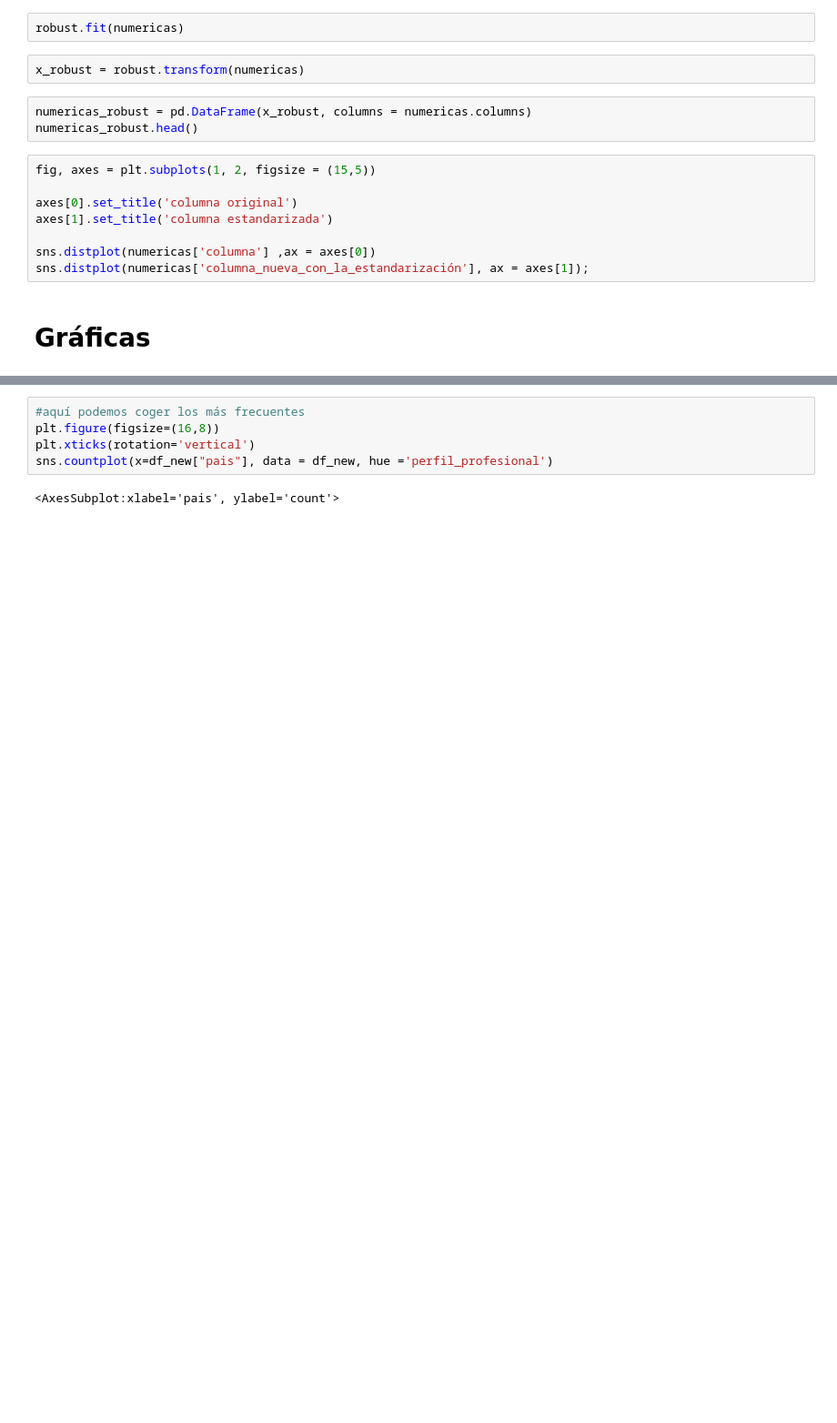
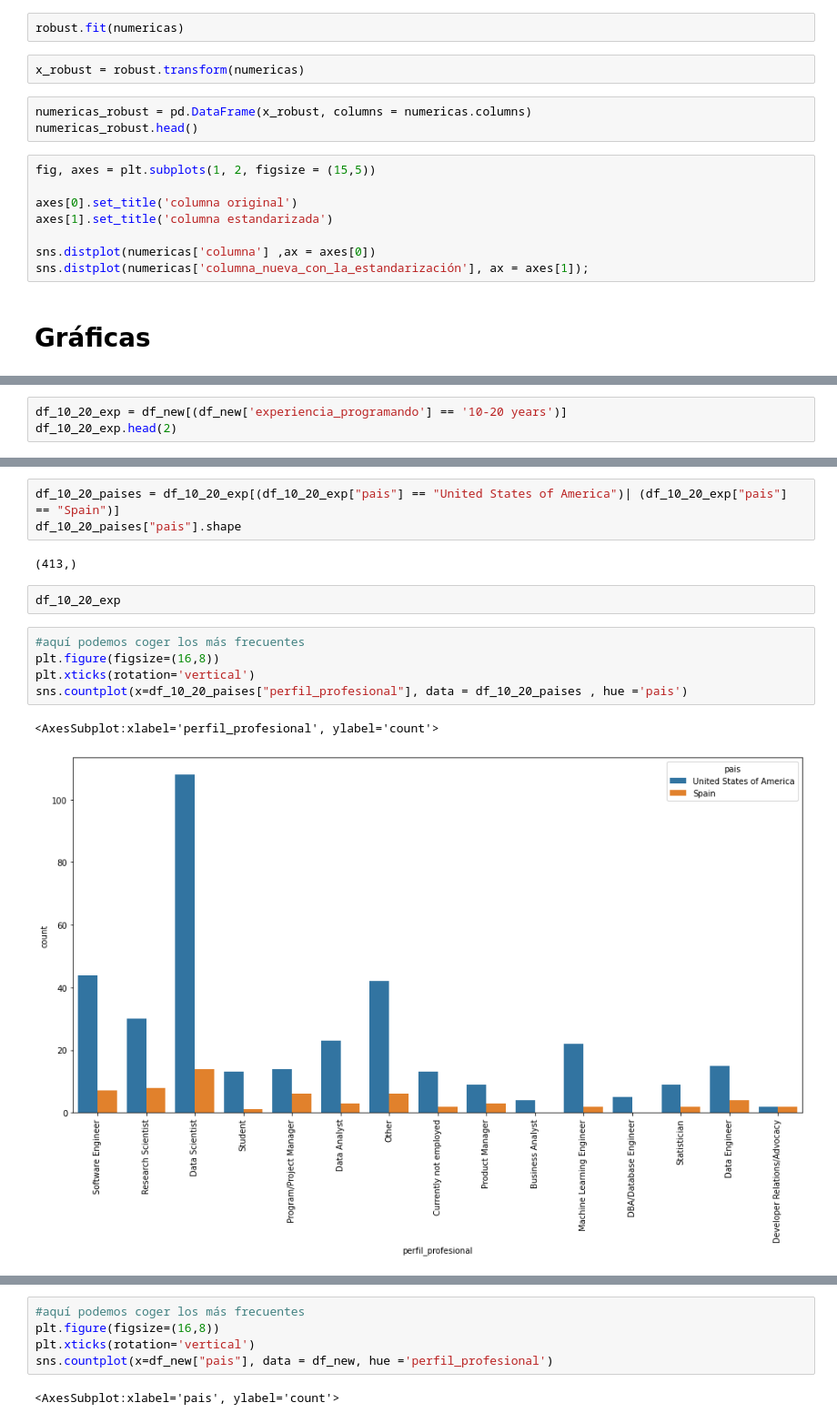
Before and after one commit to Adalab/project-da-promo-A-module-2-team-2, a Jupyter notebook: Proyecto 2- guarrillo copy 2.ipynb, the cells around one changed output, grey strips where cells are left out. Shown: that part at 91% size. Drawn from its saved outputs; the diff is of its cells as text; blank space fills up the shorter version.

```diff
--- a/Proyecto 2- guarrillo copy 2.ipynb
+++ b/Proyecto 2- guarrillo copy 2.ipynb
@@ -1054,0 +1069,3 @@ df_new.head(2)
+# %%
+df_10_20_exp = df_new[(df_new['experiencia_programando'] == '10-20 years')]
+df_10_20_exp.head(2)
@@ -1054,0 +1114,15 @@ df_new.head(2)
+# %%
+df_10_20_paises = df_10_20_exp[(df_10_20_exp["pais"] == "United States of America")| (df_10_20_exp["pais"] == "Spain")]
+df_10_20_paises["pais"].shape
+# %% [output]
+(413,)
+# %%
+df_10_20_exp
+# %%
+#aquí podemos coger los más frecuentes
+plt.figure(figsize=(16,8))
+plt.xticks(rotation='vertical')
+sns.countplot(x=df_10_20_paises["perfil_profesional"], data = df_10_20_paises , hue ='pais')
+# %% [output]
+<AxesSubplot:xlabel='perfil_profesional', ylabel='count'>
+[figure, added]
```
Also changed, not shown: parts of 12 cells of this notebook.
